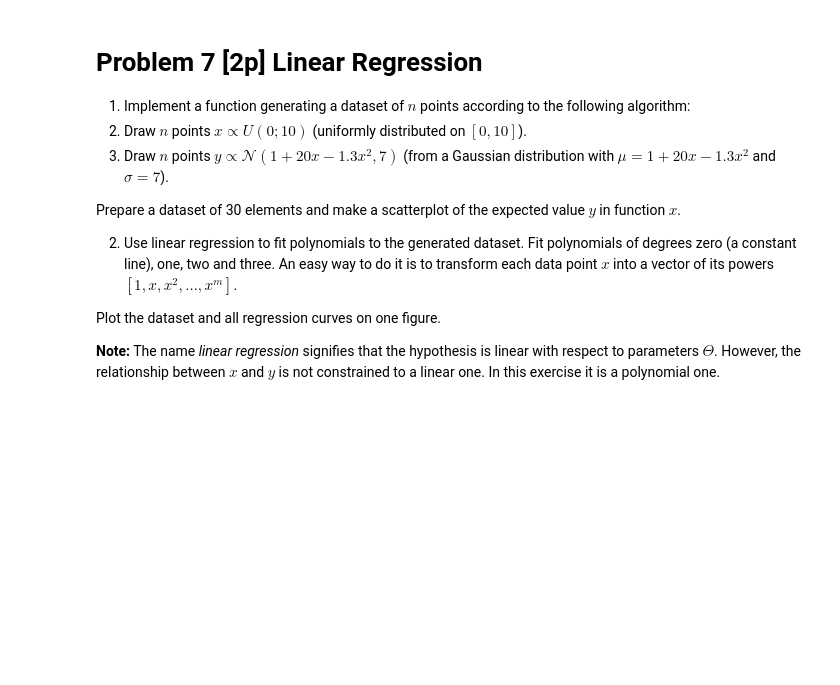
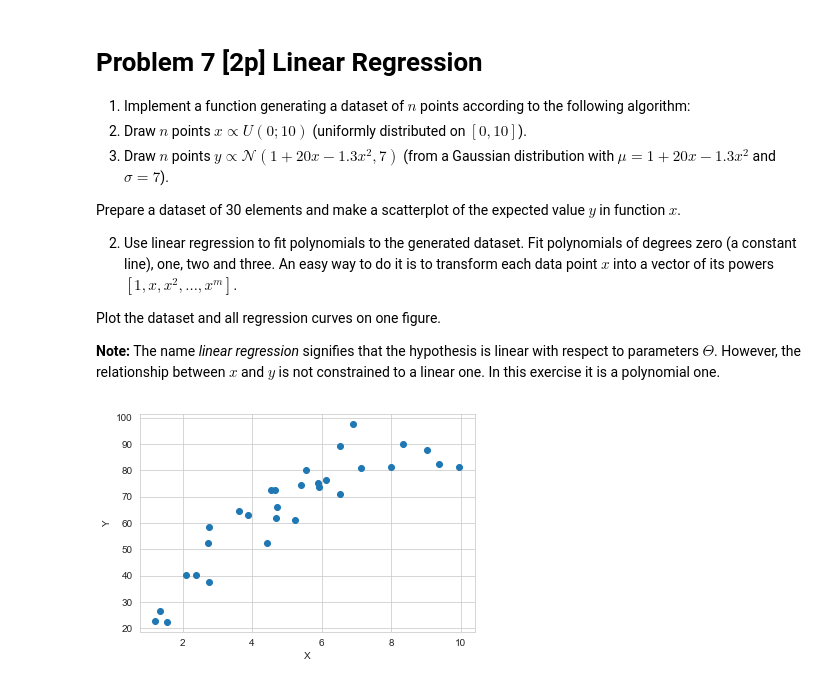
Before and after one commit to derenio/nn_assignments, a Jupyter notebook: assignment2/Assignment2_solutions.ipynb, the cells around one changed output. Drawn from its saved outputs; the diff is of its cells as text; code cells hidden in the pictures; blank space fills up the shorter version.

```diff
--- a/assignment2/Assignment2_solutions.ipynb
+++ b/assignment2/Assignment2_solutions.ipynb
@@ -520,12 +543,21 @@ Find the following functions' gradients or Jacobians with respect to vector $\ma
   hypothesis is linear with respect to parameters $\Theta$.
   However, the relationship between $x$ and $y$ is not constrained
   to a linear one. In this exercise it is a polynomial one.
-# %%
-def make_dataset(N):
-    X = TODO
-    Y = TODO
-    return X,Y
-
-data = make_dataset(30)
-scatter(TODO)
+# %%
+import matplotlib.pyplot as plt
+import numpy as np
+
+
+def make_dataset(N):
+    X = np.random.uniform(0, 10, N)
+    Y = np.random.normal(1 + 20 * X - 1.3 * X**2, 7)
+    return X, Y
+
+data = make_dataset(30)
+plt.scatter(data[0], data[1])
+plt.xlabel("X")
+plt.ylabel("Y")
+None
+# %% [output]
+[figure, added]
 # %%
```
Also changed, not shown: parts of 14 cells of this notebook, 12 other files.
